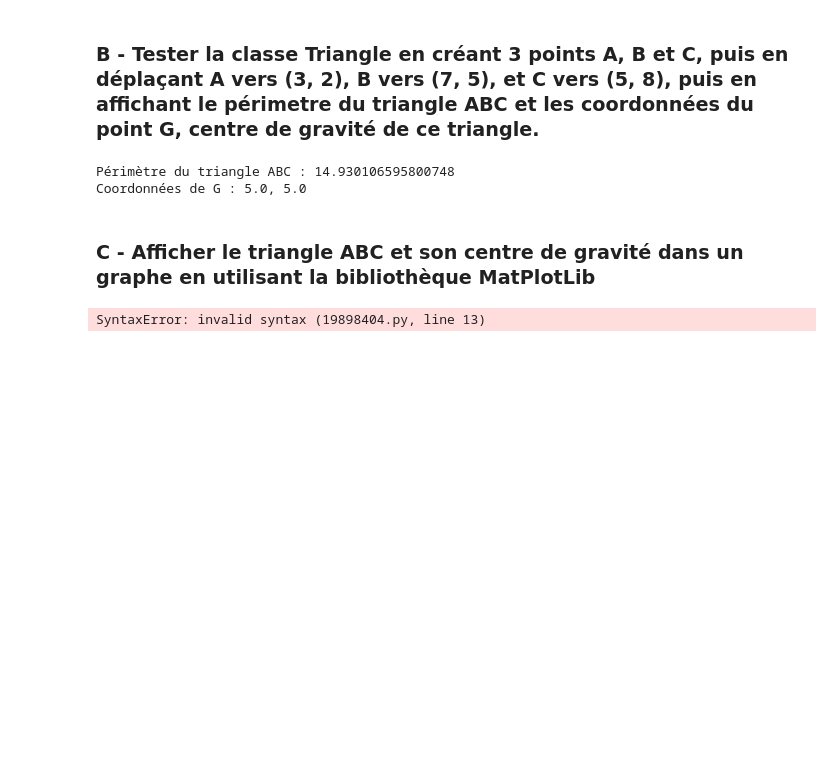
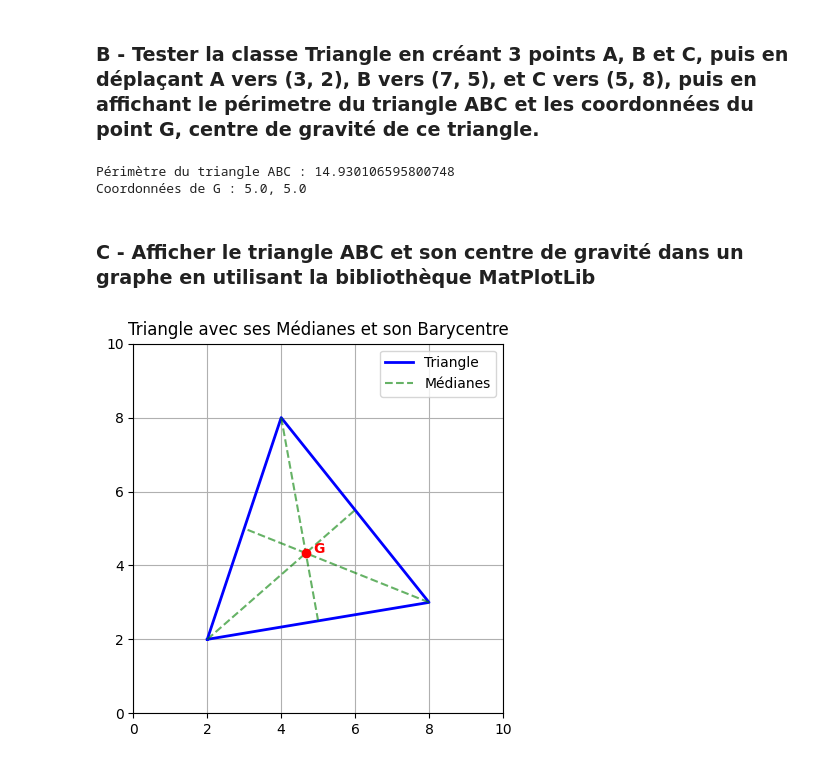
Before and after one commit to horacelenny18-star/triangle-, a Jupyter notebook: lenny_de_Classe_Triangle.ipynb, the cells around one changed output. Cells and saved outputs as stored; diff of their text form; code cells hidden in the pictures; blank space fills up the shorter version.

```diff
--- a/lenny_de_Classe_Triangle.ipynb
+++ b/lenny_de_Classe_Triangle.ipynb
@@ -76,30 +76,41 @@ Coordonnées de G : 5.0, 5.0
 # %%
 import matplotlib.pyplot as plt
 
+class Point:
+    def __init__(self, x, y):
+        self.x = x
+        self.y = y
+
+class Triangle:
+    def __init__(self, pA, pB, pC):
+        self.A, self.B, self.C = pA, pB, pC
+
+ABC = Triangle(Point(2, 2), Point(8, 3), Point(4, 8))
+
+g_x = (ABC.A.x + ABC.B.x + ABC.C.x) / 3
+g_y = (ABC.A.y + ABC.B.y + ABC.C.y) / 3
 
 mBC_x, mBC_y = (ABC.B.x + ABC.C.x)/2, (ABC.B.y + ABC.C.y)/2
 mAC_x, mAC_y = (ABC.A.x + ABC.C.x)/2, (ABC.A.y + ABC.C.y)/2
 mAB_x, mAB_y = (ABC.A.x + ABC.B.x)/2, (ABC.A.y + ABC.B.y)/2
 
-
 x_list = [ABC.A.x, ABC.B.x, ABC.C.x, ABC.A.x]
 y_list = [ABC.A.y, ABC.B.y, ABC.C.y, ABC.A.y]
-plt.plot(x_list, y_list, 'b-', linewidth=2)
+plt.plot(x_list, y_list, 'b-', linewidth=2, label="Triangle")
 
--
 plt.plot([ABC.A.x, mBC_x], [ABC.A.y, mBC_y], 'g--', alpha=0.6, label="Médianes")
 plt.plot([ABC.B.x, mAC_x], [ABC.B.y, mAC_y], 'g--', alpha=0.6)
 plt.plot([ABC.C.x, mAB_x], [ABC.C.y, mAB_y], 'g--', alpha=0.6)
 
--
-plt.plot(g.x, g.y, 'ro') # Point rouge
-plt.text(g.x + 0.2, g.y, 'G', color='red', fontweight='bold')
-
+plt.plot(g_x, g_y, 'ro')
+plt.text(g_x + 0.2, g_y, 'G', color='red', fontweight='bold')
 
 plt.grid(True)
 plt.xlim(0, 10)
 plt.ylim(0, 10)
+plt.gca().set_aspect('equal', adjustable='box')
 plt.title("Triangle avec ses Médianes et son Barycentre")
+plt.legend()
 plt.show()
 # %% [output]
-SyntaxError: invalid syntax (19898404.py, line 13)
+[figure, added]
```
